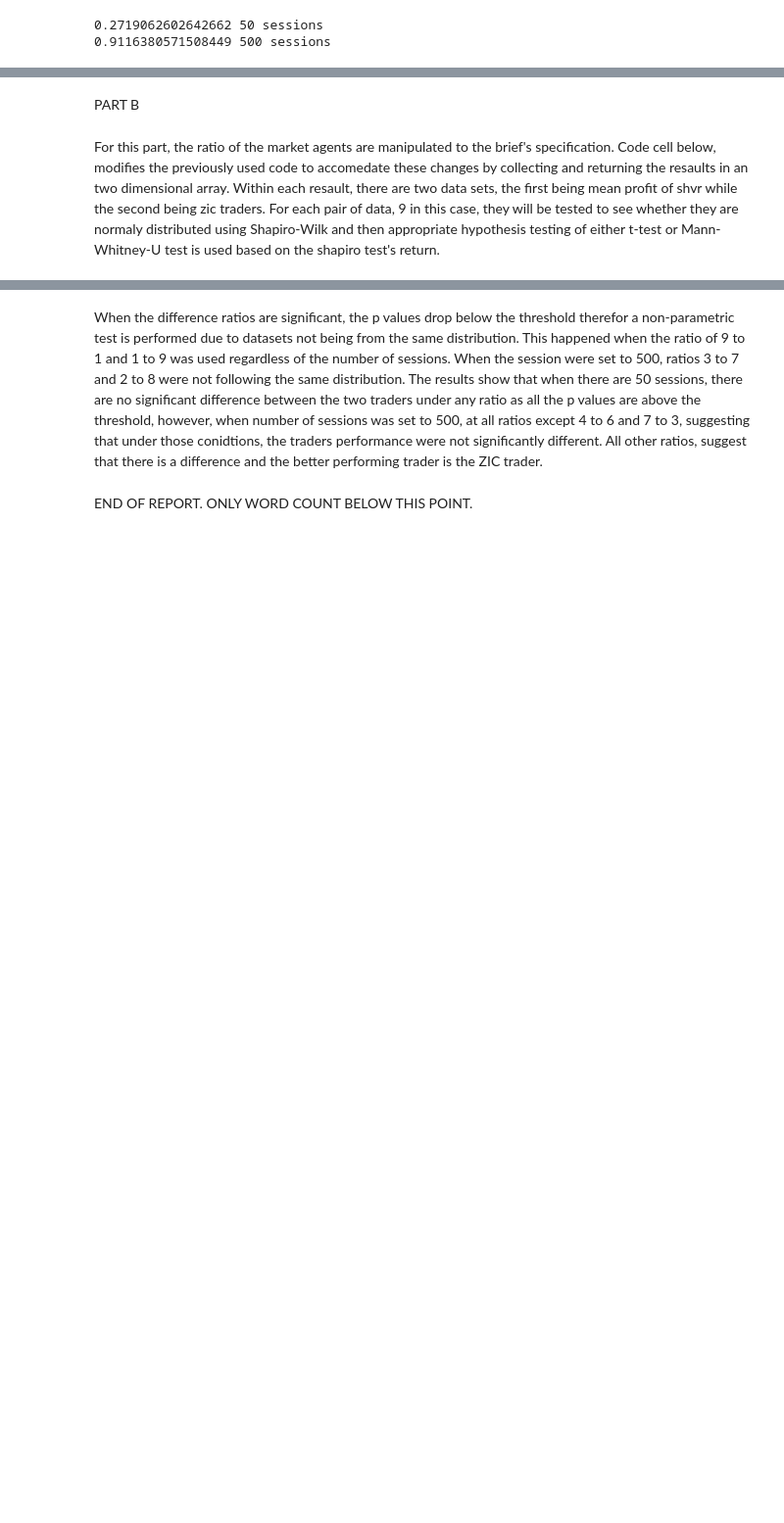
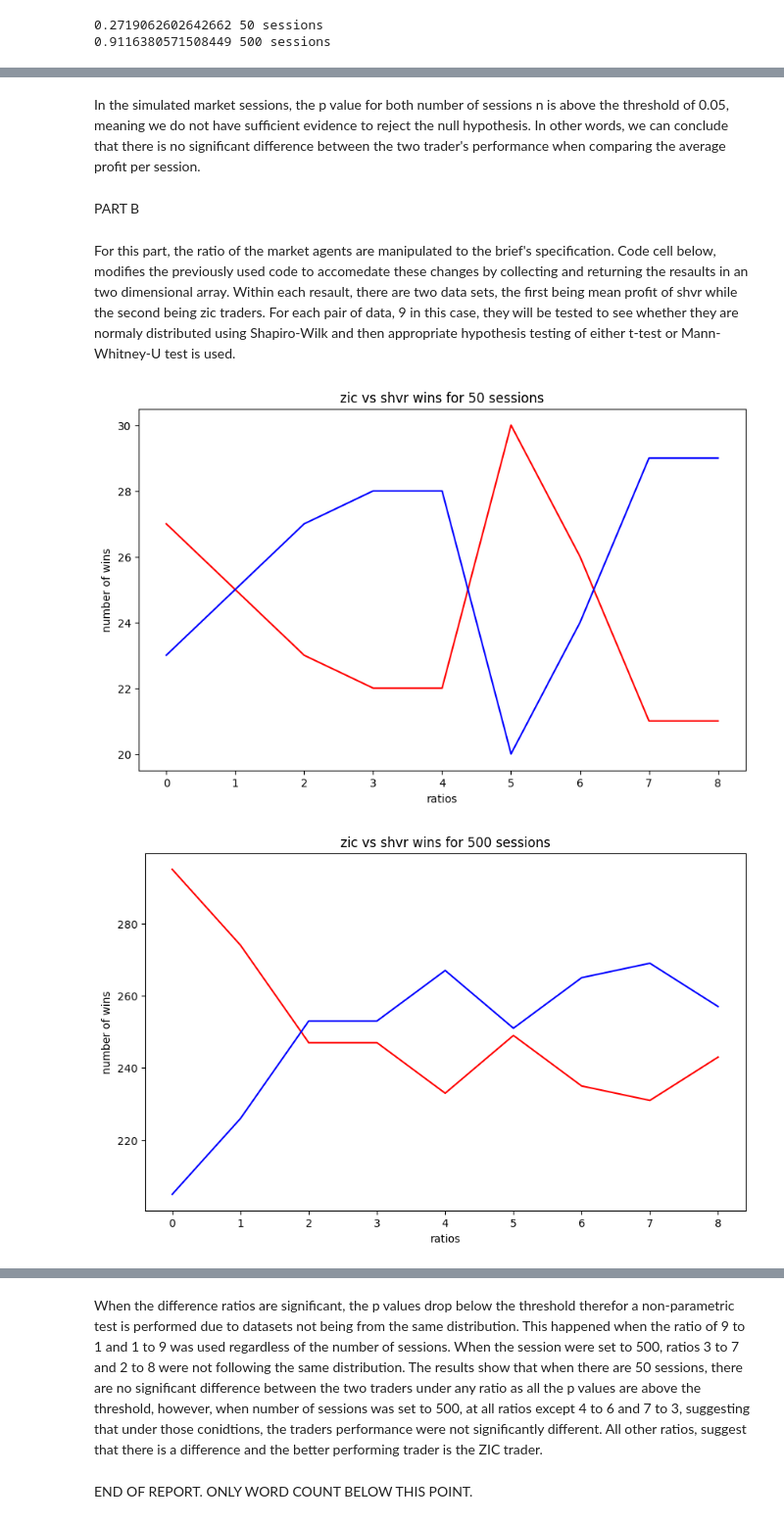
Before and after one commit to RadShiadeh/fintech-CW, a Jupyter notebook: CW-IEFT-template.ipynb, the cells around one changed output, grey strips where cells are left out. Shown at 98% size. Saved outputs shown, nothing was run; the diff lists cells and outputs as text; code cells hidden in the pictures; blank space fills up the shorter version.

Commit message:
better template for printing pvals and visualisation of part B

```diff
--- a/CW-IEFT-template.ipynb
+++ b/CW-IEFT-template.ipynb
@@ -112,7 +98,9 @@ In conclusion, with the sessions simulated and the data collected, initially the
+# %% [markdown]
+In the simulated market sessions, the p value for both number of sessions n is above the threshold of 0.05, meaning we do not have sufficient evidence to reject the null hypothesis. In other words, we can conclude that there is no significant difference between the two trader's performance when comparing the average profit per session.
 # %% [markdown]
 PART B
 # %% [markdown]
-For this part, the ratio of the market agents are manipulated to the brief's specification. Code cell below, modifies the previously used code to accomedate these changes by collecting and returning the resaults in an two dimensional array. Within each resault, there are two data sets, the first being mean profit of shvr while the second being zic traders. For each pair of data, 9 in this case, they will be tested to see whether they are normaly distributed using Shapiro-Wilk and then appropriate hypothesis testing of either t-test or Mann-Whitney-U test is used based on the shapiro test's return.
+For this part, the ratio of the market agents are manipulated to the brief's specification. Code cell below, modifies the previously used code to accomedate these changes by collecting and returning the resaults in an two dimensional array. Within each resault, there are two data sets, the first being mean profit of shvr while the second being zic traders. For each pair of data, 9 in this case, they will be tested to see whether they are normaly distributed using Shapiro-Wilk and then appropriate hypothesis testing of either t-test or Mann-Whitney-U test is used.
 # %%
 def R_market_run(R, no_sessions, n, supply_range, demand_range, start_time, end_time):
     res = []
@@ -128,3 +116,27 @@ R = [10, 20, 30, 40, 50, 60, 70, 80, 90]
 
 res50 = R_market_run(R, 50, 20, supply_range=(310, 310), demand_range=(250, 490), start_time=0, end_time=10*60) #9 arr corresponding to each ratio, res[n][0]=shvr, [n][1]=zic each 50 long                                                                                                             #res[n][0] = shvr, res[n][1] = zic
 res500 = R_market_run(R, 500, 20, supply_range=(310, 310), demand_range=(250, 490), start_time=0, end_time=10*60) #same as above but 500 long
+# %%
+def plot_wins(res: list):
+    shvr_win = [0] * 9
+    zic_win = [0] * 9
+    for i in range(9):
+        shvr = res[i][0]
+        zic = res[i][1]
+        for j in range(len(zic)):
+            if shvr[j] > zic[j]:
+                shvr_win[i] += 1
+                zic_win[i] = len(zic) - shvr_win[i]
+
+    plt.figure(figsize=(10, 6))
+    plt.plot(shvr_win, 'r', zic_win, 'b')
+    plt.title('zic vs shvr wins for ' + str(len(zic)) + ' sessions')
+    plt.xlabel('ratios')
+    plt.ylabel('number of wins')
+    plt.show()
+
+plot_wins(res50)
+plot_wins(res500)
+# %% [output]
+[figure, added]
+[figure, added]
```
Also changed, not shown: parts of 9 cells of this notebook.
